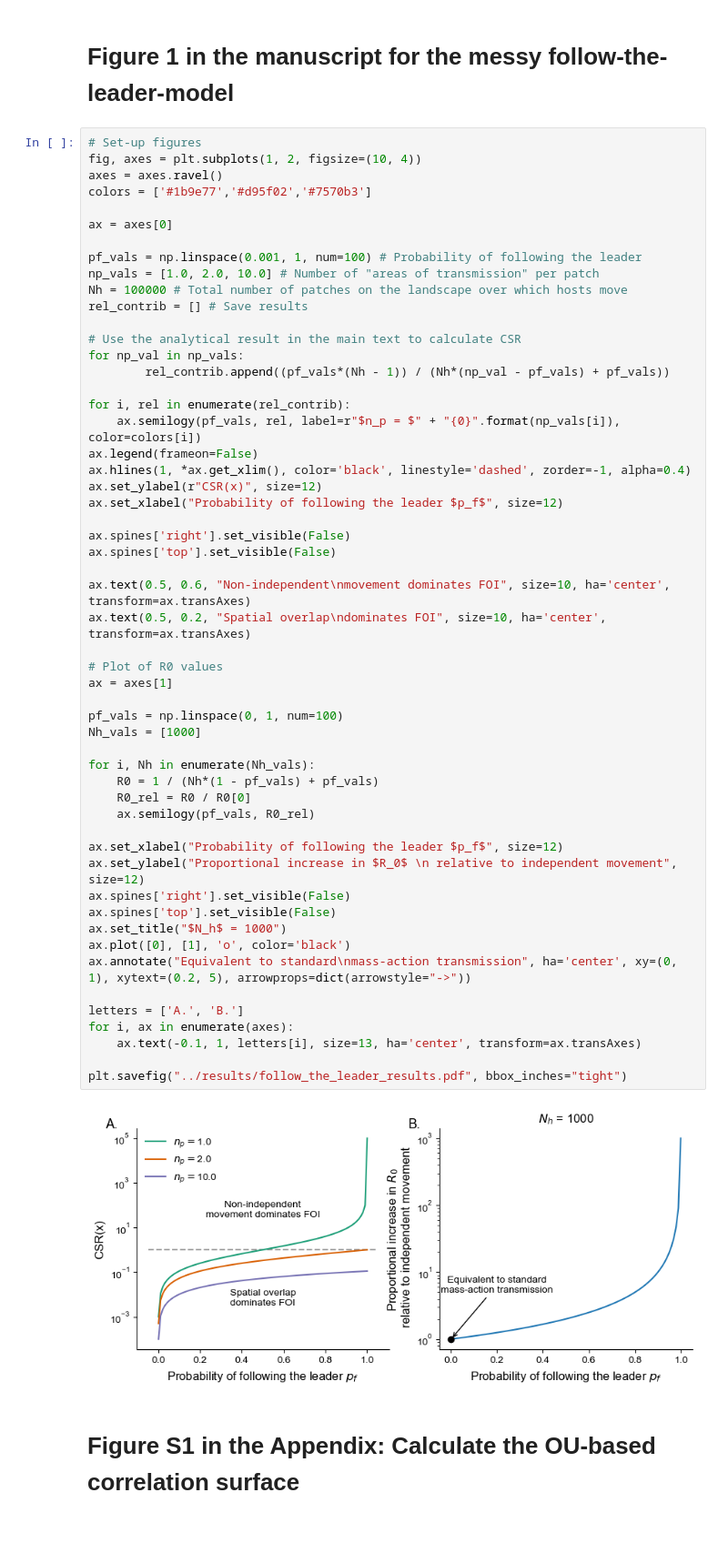
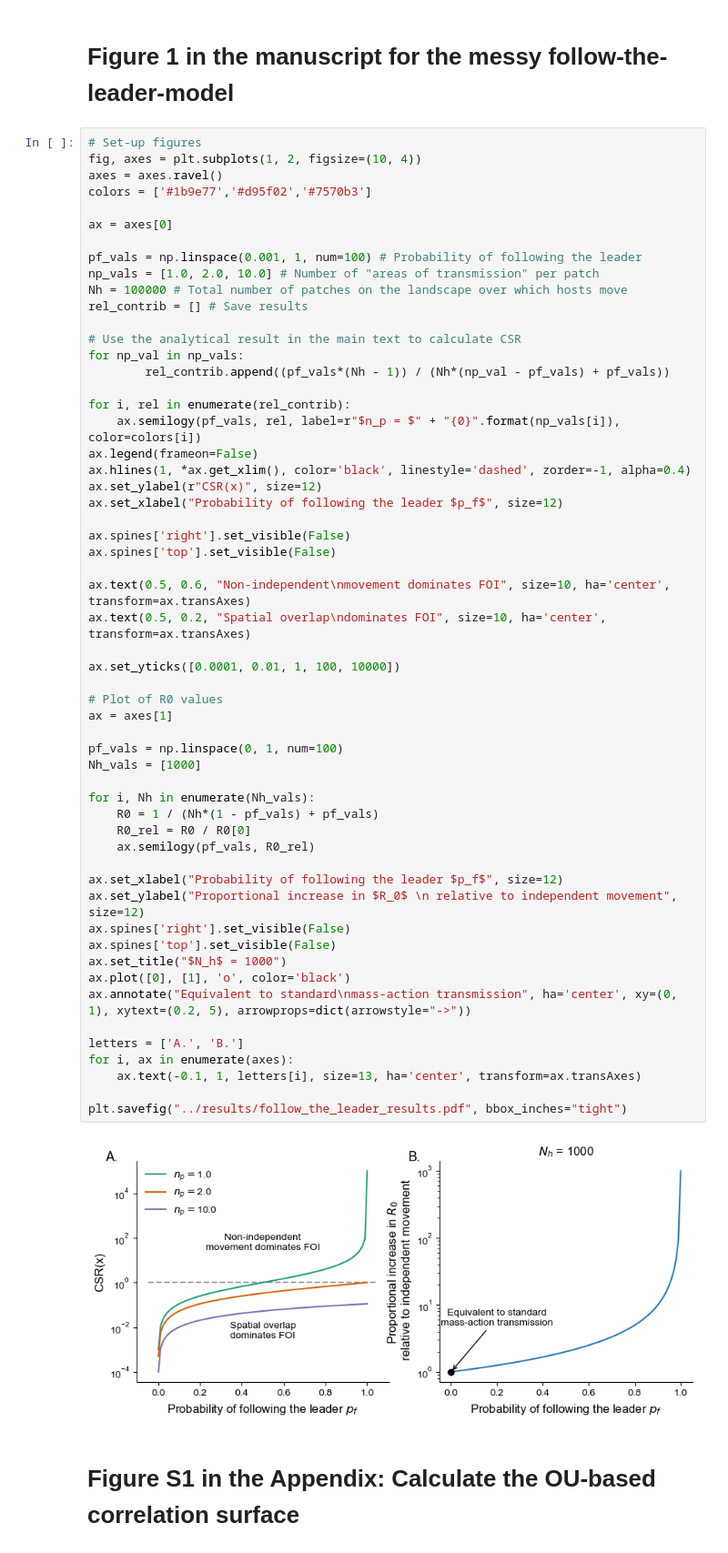
Before and after one commit to mqwilber/pmovestir, a Jupyter notebook: code/manuscript_plots_pmovestir.ipynb, the cells around one changed output. Shown: that part at 91% size. Drawn from its saved outputs; the diff is of its cells as text.

```diff
--- a/code/manuscript_plots_pmovestir.ipynb
+++ b/code/manuscript_plots_pmovestir.ipynb
@@ -40,34 +40,36 @@ ax.spines['right'].set_visible(False)
 ax.spines['top'].set_visible(False)
 
 ax.text(0.5, 0.6, "Non-independent\nmovement dominates FOI", size=10, ha='center', transform=ax.transAxes)
 ax.text(0.5, 0.2, "Spatial overlap\ndominates FOI", size=10, ha='center', transform=ax.transAxes)
 
+ax.set_yticks([0.0001, 0.01, 1, 100, 10000])
+
 # Plot of R0 values
 ax = axes[1]
 
 pf_vals = np.linspace(0, 1, num=100)
 Nh_vals = [1000]
 
 for i, Nh in enumerate(Nh_vals):
     R0 = 1 / (Nh*(1 - pf_vals) + pf_vals)
     R0_rel = R0 / R0[0]
     ax.semilogy(pf_vals, R0_rel)
 
 ax.set_xlabel("Probability of following the leader $p_f$", size=12)
 ax.set_ylabel("Proportional increase in $R_0$ \n relative to independent movement", size=12)
 ax.spines['right'].set_visible(False)
 ax.spines['top'].set_visible(False)
 ax.set_title("$N_h$ = 1000")
 ax.plot([0], [1], 'o', color='black')
 ax.annotate("Equivalent to standard\nmass-action transmission", ha='center', xy=(0, 1), xytext=(0.2, 5), arrowprops=dict(arrowstyle="->"))
 
 letters = ['A.', 'B.']
 for i, ax in enumerate(axes):
     ax.text(-0.1, 1, letters[i], size=13, ha='center', transform=ax.transAxes)
 
 plt.savefig("../results/follow_the_leader_results.pdf", bbox_inches="tight")
 # %% [output]
-[figure, old version]
+[figure, new version]
 # %% [markdown]
 # Figure S1 in the Appendix: Calculate the OU-based correlation surface
 # %% [markdown]
```
Also changed, not shown: parts of 1 cell of this notebook, 1 other file.
